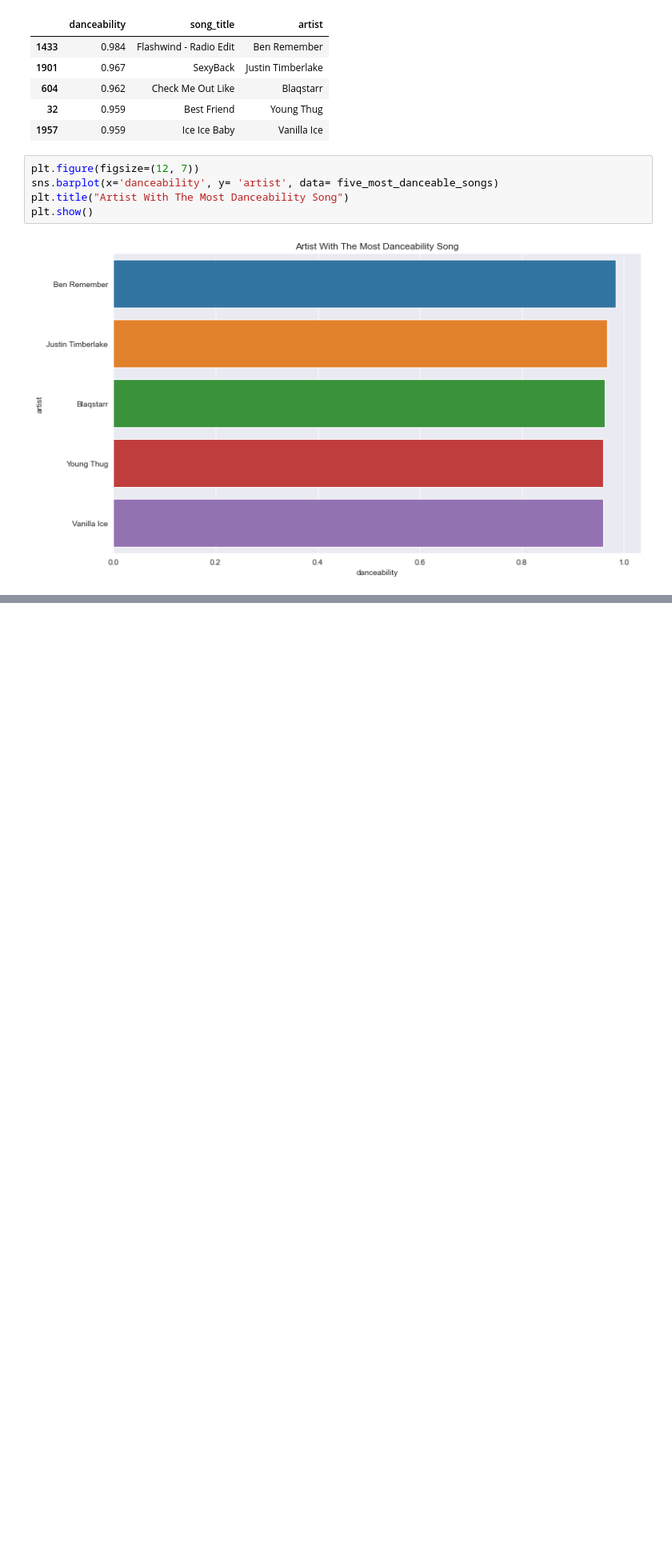
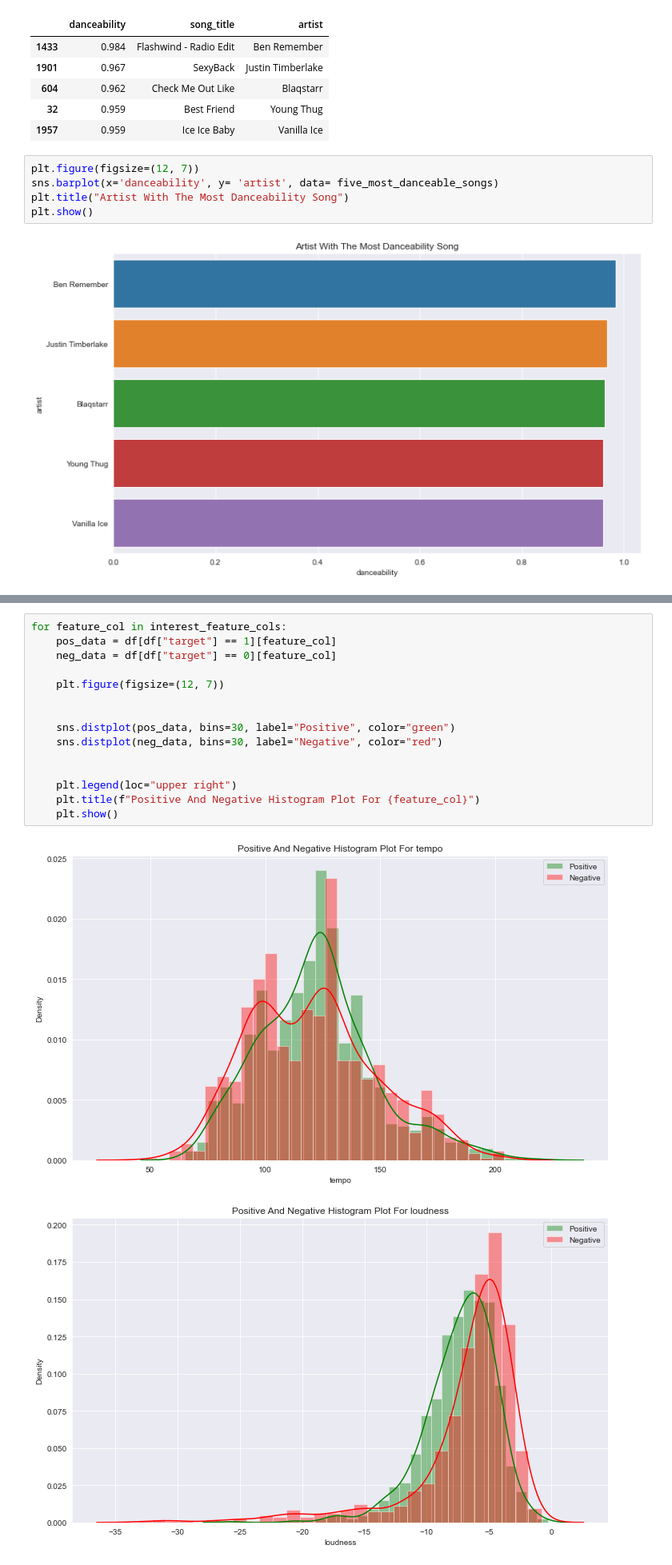
Before and after one commit to NAITSAIDI/pandas, a Jupyter notebook: EDA/Spotify_dataset.ipynb, the cells around one changed output, grey strips where cells are left out. Shown: that part at 80% size. Cells and saved outputs as stored; diff of their text form; blank space fills up the shorter version.

```diff
--- a/EDA/Spotify_dataset.ipynb
+++ b/EDA/Spotify_dataset.ipynb
@@ -165,0 +195,18 @@ plt.show()
+# %%
+for feature_col in interest_feature_cols:
+    pos_data = df[df["target"] == 1][feature_col]
+    neg_data = df[df["target"] == 0][feature_col]
+
+    plt.figure(figsize=(12, 7))
+
+
+    sns.distplot(pos_data, bins=30, label="Positive", color="green")
+    sns.distplot(neg_data, bins=30, label="Negative", color="red")
+
+
+    plt.legend(loc="upper right")
+    plt.title(f"Positive And Negative Histogram Plot For {feature_col}")
+    plt.show()
+# %% [output]
+[figure, added]
+[figure, added]
```
Also changed, not shown: parts of 7 cells of this notebook, 1 other file.
